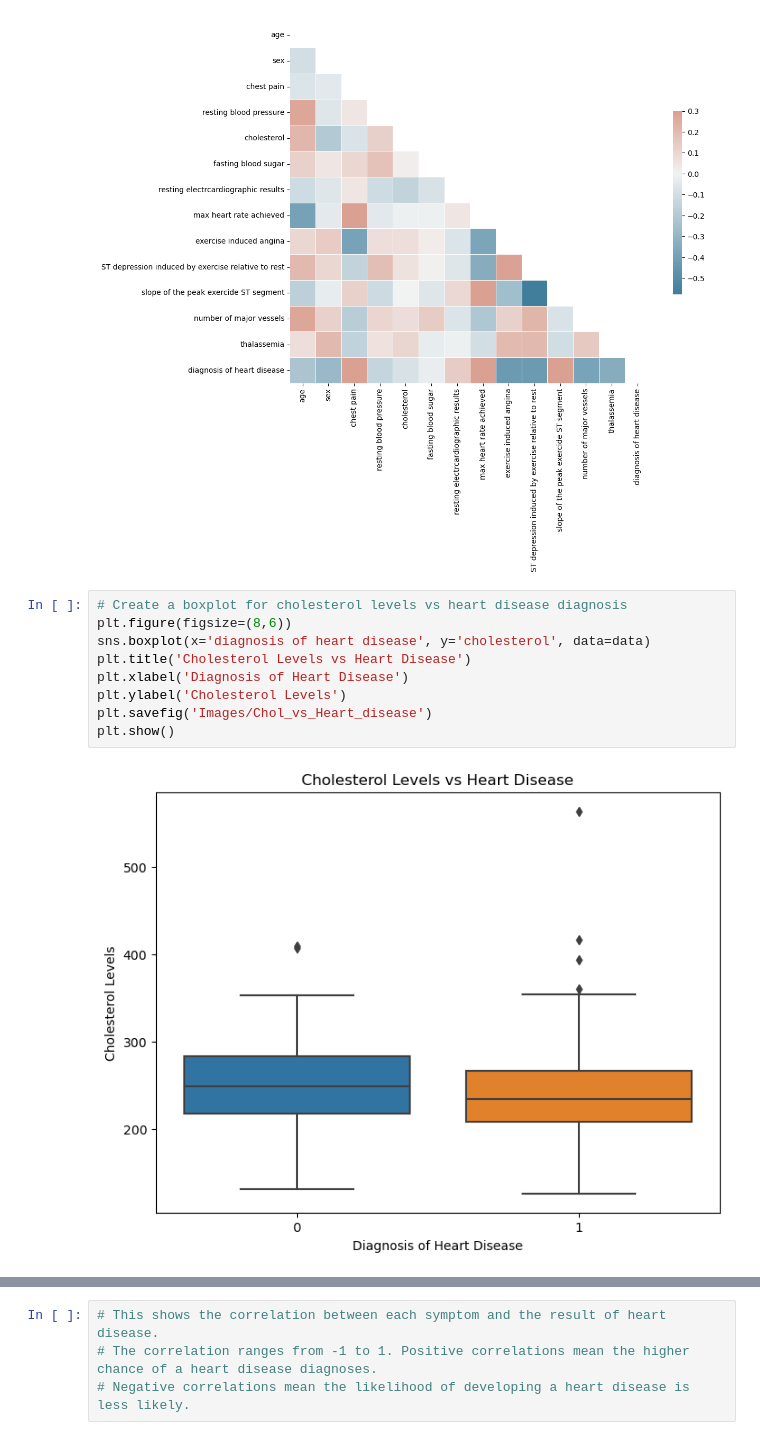
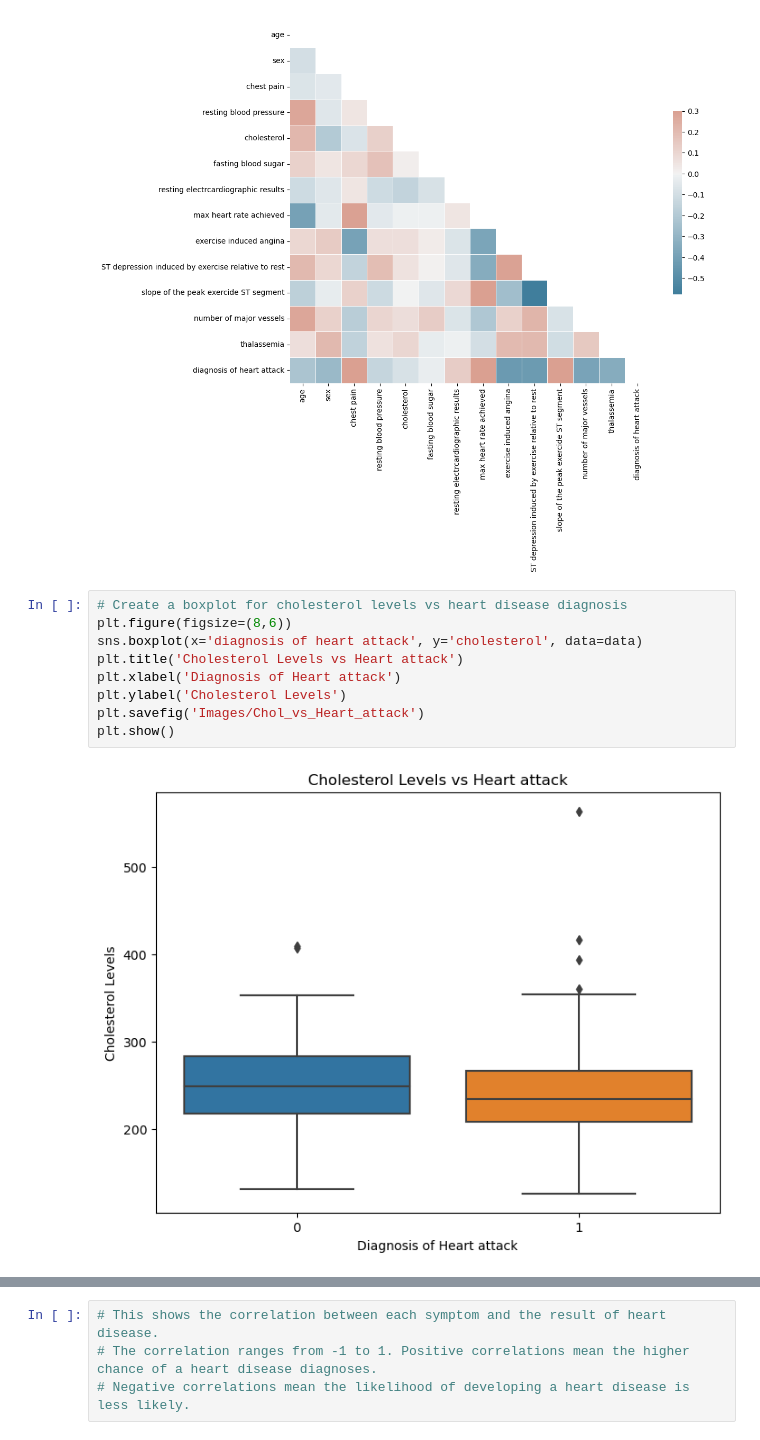
Before and after one commit to RyanHdz/group-project8, a Jupyter notebook: Heart Disease Project.ipynb, the cells around one changed output, grey strips where cells are left out. Drawn from its saved outputs; the diff is of its cells as text.

```diff
--- a/Heart Disease Project.ipynb
+++ b/Heart Disease Project.ipynb
@@ -65,14 +56,14 @@ plt.show()
 # %%
 # Create a boxplot for cholesterol levels vs heart disease diagnosis
 plt.figure(figsize=(8,6))
-sns.boxplot(x='diagnosis of heart disease', y='cholesterol', data=data)
-plt.title('Cholesterol Levels vs Heart Disease')
-plt.xlabel('Diagnosis of Heart Disease')
+sns.boxplot(x='diagnosis of heart attack', y='cholesterol', data=data)
+plt.title('Cholesterol Levels vs Heart attack')
+plt.xlabel('Diagnosis of Heart attack')
 plt.ylabel('Cholesterol Levels')
-plt.savefig('Images/Chol_vs_Heart_disease')
+plt.savefig('Images/Chol_vs_Heart_attack')
 plt.show()
 # %% [output]
-[figure, old version]
+[figure, new version]
 # %%
 # Check for missing data and display using display()
 missing_data = data.isnull().sum()
```
Also changed, not shown: parts of 12 cells of this notebook, 10 other files.
